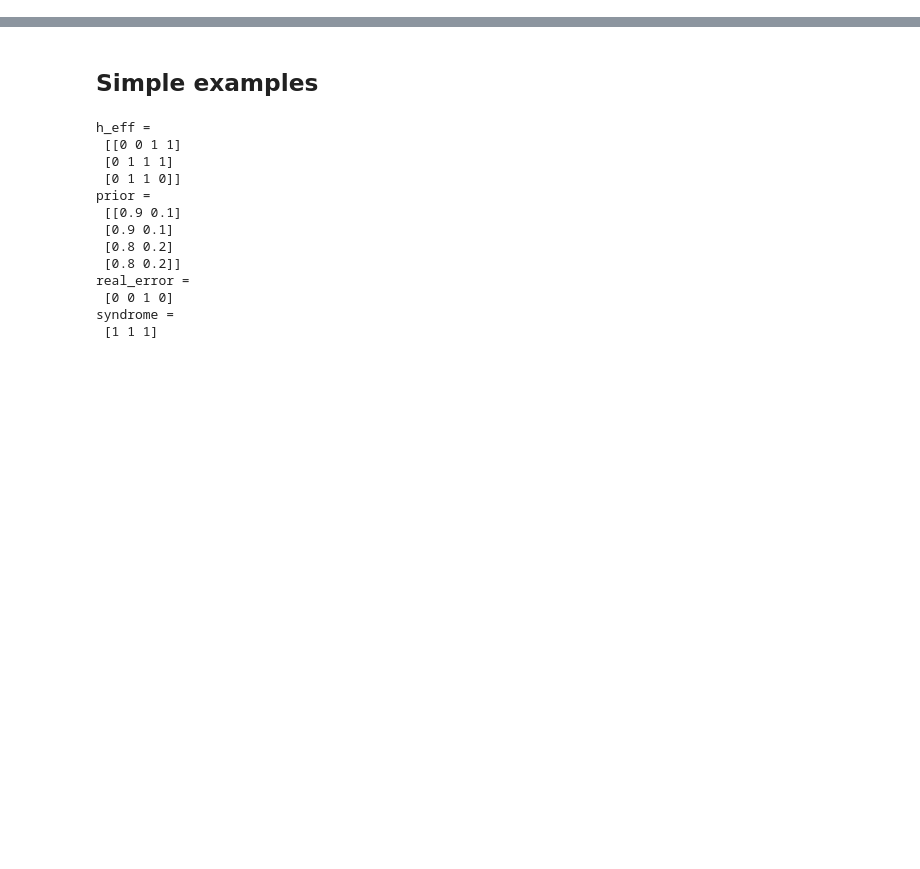
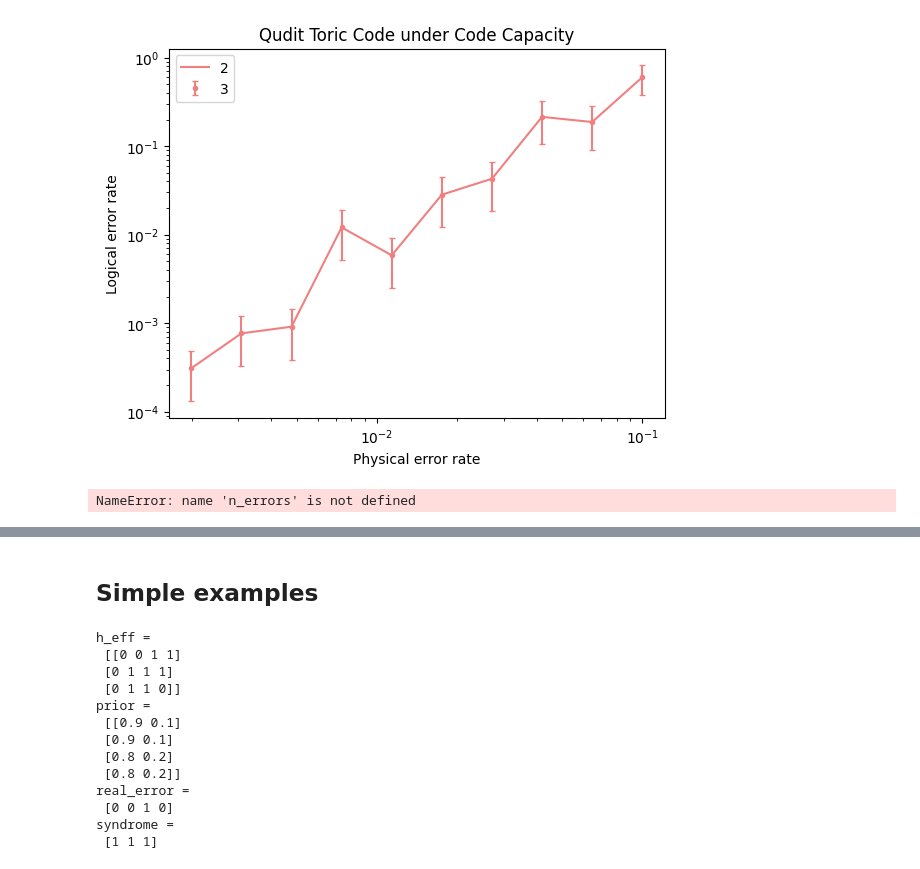
Before and after one commit to e-kneip/bbqudit, a Jupyter notebook: bbq/last_one_i_swear.ipynb, the cells around one changed output, grey strips where cells are left out. Cells and saved outputs as stored; diff of their text form; code cells hidden in the pictures; blank space fills up the shorter version.

```diff
--- a/bbq/last_one_i_swear.ipynb
+++ b/bbq/last_one_i_swear.ipynb
@@ -9,0 +59,21 @@ import datetime
+# %%
+a = Polynomial(2, np.array([[1, 0], [1, 0]]))
+b = Polynomial(2, np.array([[1, 1], [0, 0]]))
+bb2 = BivariateBicycle(a, b, 3, 3, 1)
+h2 = bb2.hx
+l2 = bb2.x_logicals
+
+a = Polynomial(3, np.array([[1, 0], [-1, 0]]))
+b = Polynomial(3, np.array([[1, -1], [0, 0]]))
+bb3 = BivariateBicycle(a, b, 3, 3, 1)
+h3 = bb3.hx
+l3 = bb3.x_logicals
+
+a = Polynomial(5, np.array([[1, 0], [-1, 0]]))
+b = Polynomial(5, np.array([[1, -1], [0, 0]]))
+bb5 = BivariateBicycle(a, b, 3, 3, 1)
+h5 = bb5.hx
+l5 = bb5.x_logicals
+
+max_iter = 1000
+num_failures = 3
@@ -9,0 +88,2 @@ import datetime
+# %%
+results_2 = simulate(2, h2, l2, max_iter, num_failures)
@@ -9,0 +112,36 @@ import datetime
+# %%
+results = {2 : results_2}
+#results = {2 : results_2, 3 : results_3}
+#results = {2 : results_2, 3 : results_3, 5 : results_5}
+
+x = np.logspace(-2.7, -1, 10)
+num_failures = {2 : 3, 3 : 3, 5 : 3}
+plot_results, plot_error_bars = process_results(results, num_failures)
+
+plt.loglog(x, plot_results[2], color='lightcoral')
+#plt.loglog(x, plot_results[3], color='lightseagreen')
+#plt.loglog(x, plot_results[5], color='royalblue')
+
+plt.errorbar(x, plot_results[2], yerr=plot_error_bars[2], fmt='.', capsize=2.5, color='lightcoral')
+#plt.errorbar(x, plot_results[3], yerr=plot_error_bars[3], fmt='.', capsize=2.5, color='lightseagreen')
+#plt.errorbar(x, plot_results[5], yerr=plot_error_bars[5], fmt='.', capsize=2.5, color='royalblue')
+
+plt.legend(['2', '3', '5'])
+plt.xlabel('Physical error rate')
+plt.ylabel('Logical error rate')
+plt.title('Qudit Toric Code under Code Capacity');
+# %% [output]
+[figure, added]
+# %%
+p = 0.01
+n_qudits = n_errors
+channel_prob_x = np.ones(n_qudits) * p
+
+x_prior = np.zeros((len(channel_prob_x), field), dtype=float)
+
+for i, prob in enumerate(channel_prob_x):
+    x_prior[i, 0] = 1 - prob
+    for j in range(1, field):
+        x_prior[i, j] = prob / (field - 1)
+# %% [output]
+NameError: name 'n_errors' is not defined
```
Also changed, not shown: parts of 37 cells of this notebook, 1 other file.
